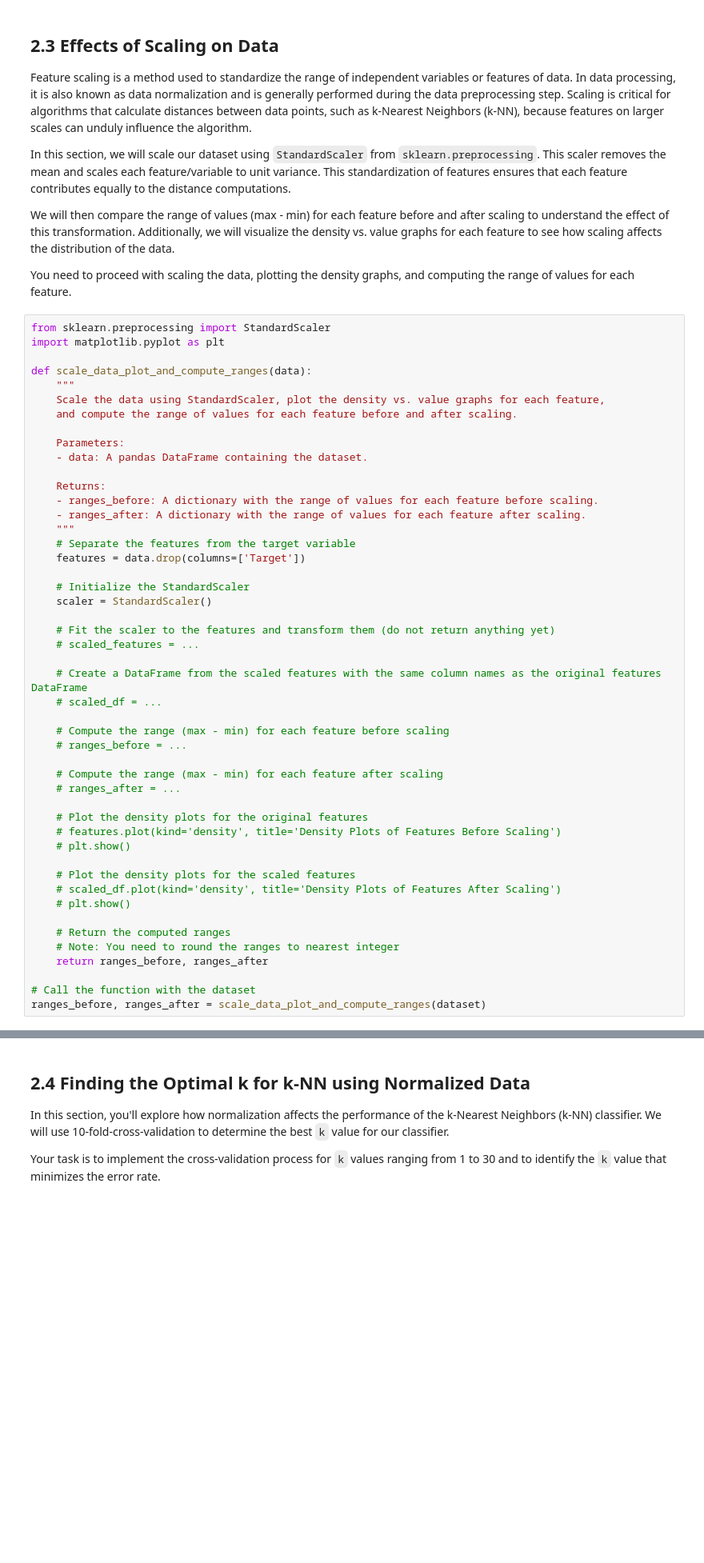
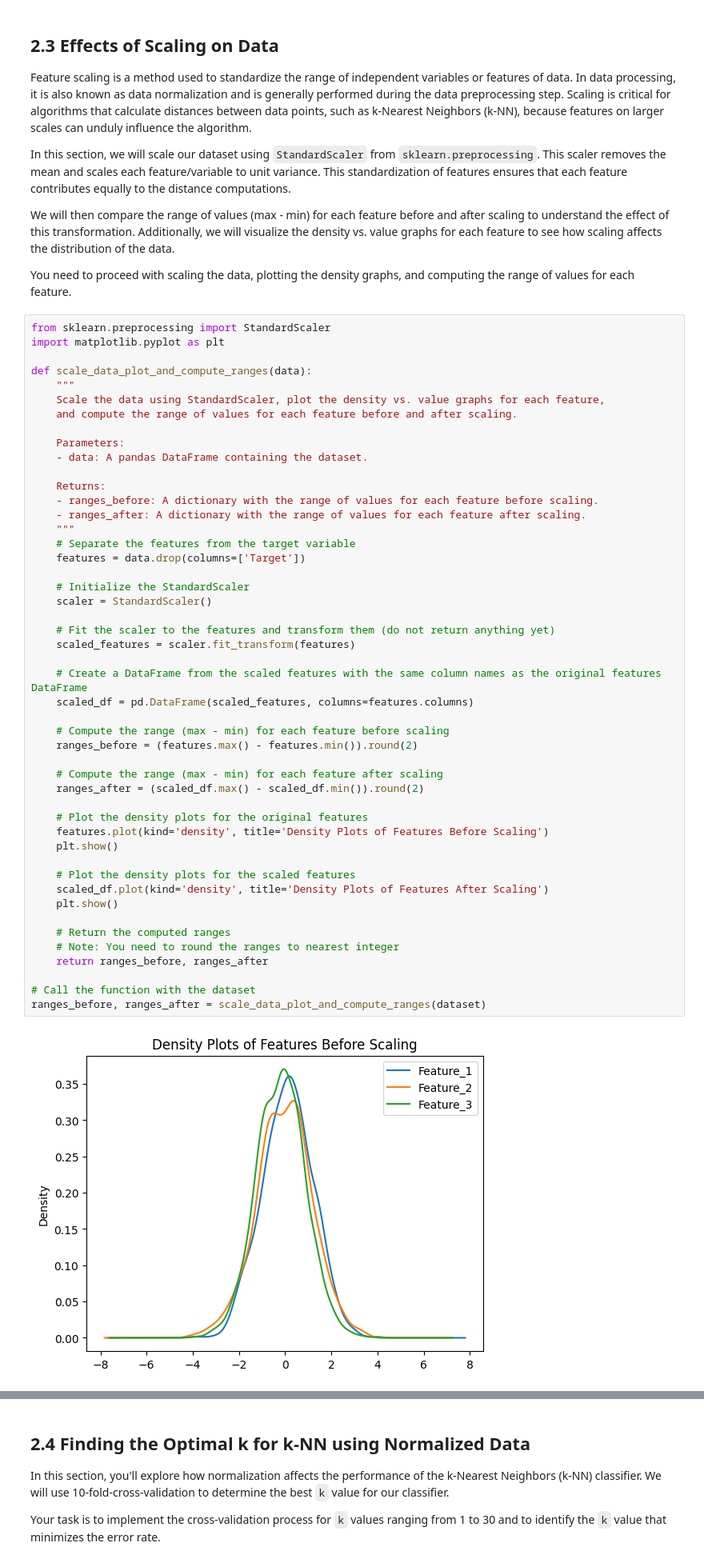
Before and after one commit to MaleekNoob/Machine-Learning-Programs, a Jupyter notebook: Machine Learning Assignment/Assignment1_COE_292 (1).ipynb, the cells around one changed output, grey strips where cells are left out. Shown at 80% size. Saved outputs shown, nothing was run; the diff lists cells and outputs as text; blank space fills up the shorter version.

```diff
--- a/Machine Learning Assignment/Assignment1_COE_292 (1).ipynb
+++ b/Machine Learning Assignment/Assignment1_COE_292 (1).ipynb
@@ -398,38 +423,40 @@ def scale_data_plot_and_compute_ranges(data):
     - data: A pandas DataFrame containing the dataset.
 
     Returns:
     - ranges_before: A dictionary with the range of values for each feature before scaling.
     - ranges_after: A dictionary with the range of values for each feature after scaling.
     """
     # Separate the features from the target variable
     features = data.drop(columns=['Target'])
 
     # Initialize the StandardScaler
     scaler = StandardScaler()
 
     # Fit the scaler to the features and transform them (do not return anything yet)
-    # scaled_features = ...
+    scaled_features = scaler.fit_transform(features)
 
     # Create a DataFrame from the scaled features with the same column names as the original features DataFrame
-    # scaled_df = ...
+    scaled_df = pd.DataFrame(scaled_features, columns=features.columns)
 
     # Compute the range (max - min) for each feature before scaling
-    # ranges_before = ...
+    ranges_before = (features.max() - features.min()).round(2)
 
     # Compute the range (max - min) for each feature after scaling
-    # ranges_after = ...
+    ranges_after = (scaled_df.max() - scaled_df.min()).round(2)
 
     # Plot the density plots for the original features
-    # features.plot(kind='density', title='Density Plots of Features Before Scaling')
-    # plt.show()
+    features.plot(kind='density', title='Density Plots of Features Before Scaling')
+    plt.show()
 
     # Plot the density plots for the scaled features
-    # scaled_df.plot(kind='density', title='Density Plots of Features After Scaling')
-    # plt.show()
+    scaled_df.plot(kind='density', title='Density Plots of Features After Scaling')
+    plt.show()
 
     # Return the computed ranges
     # Note: You need to round the ranges to nearest integer
     return ranges_before, ranges_after
 
 # Call the function with the dataset
 ranges_before, ranges_after = scale_data_plot_and_compute_ranges(dataset)
+# %% [output]
+[figure, added]
```
Also changed, not shown: parts of 7 cells of this notebook.
